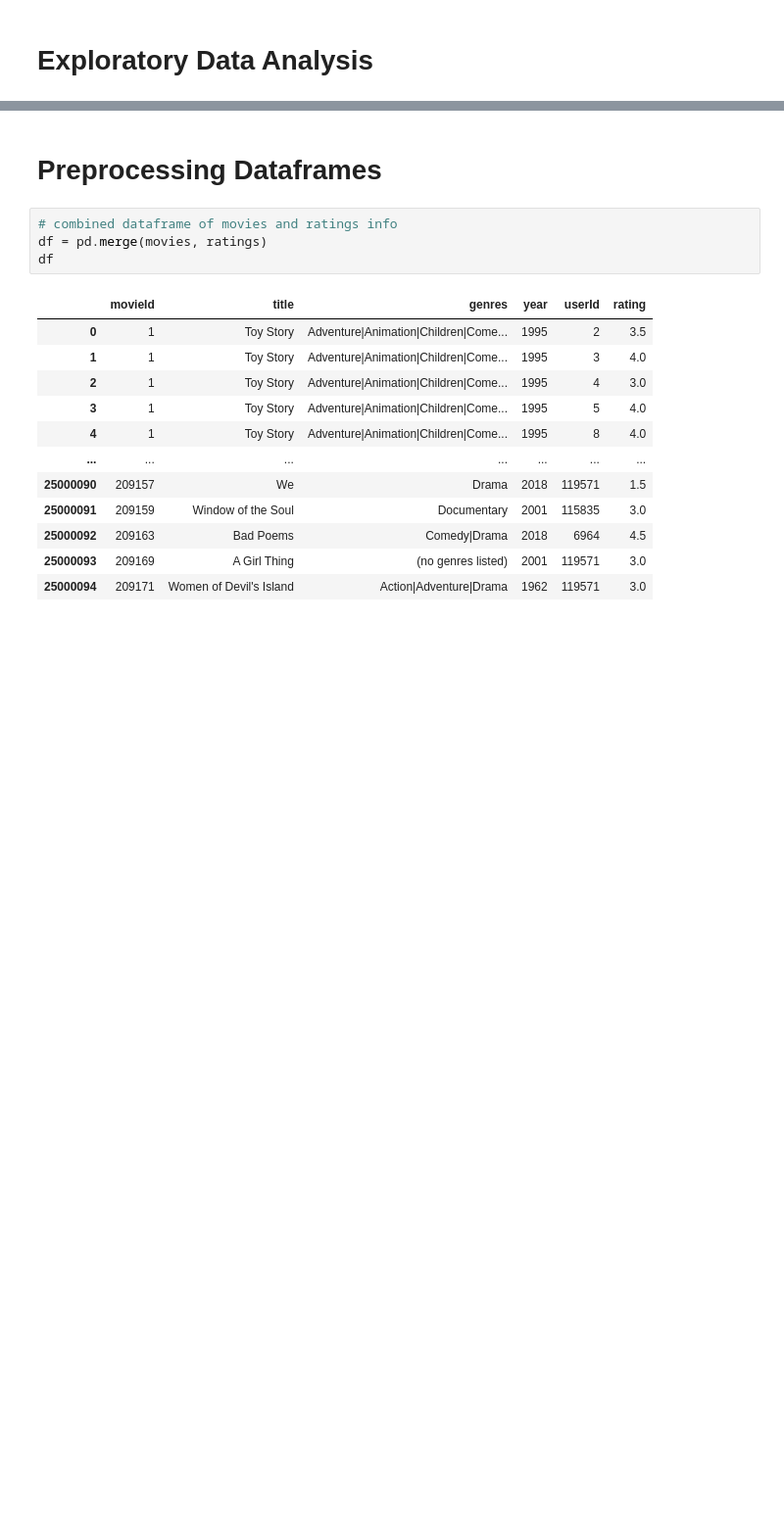
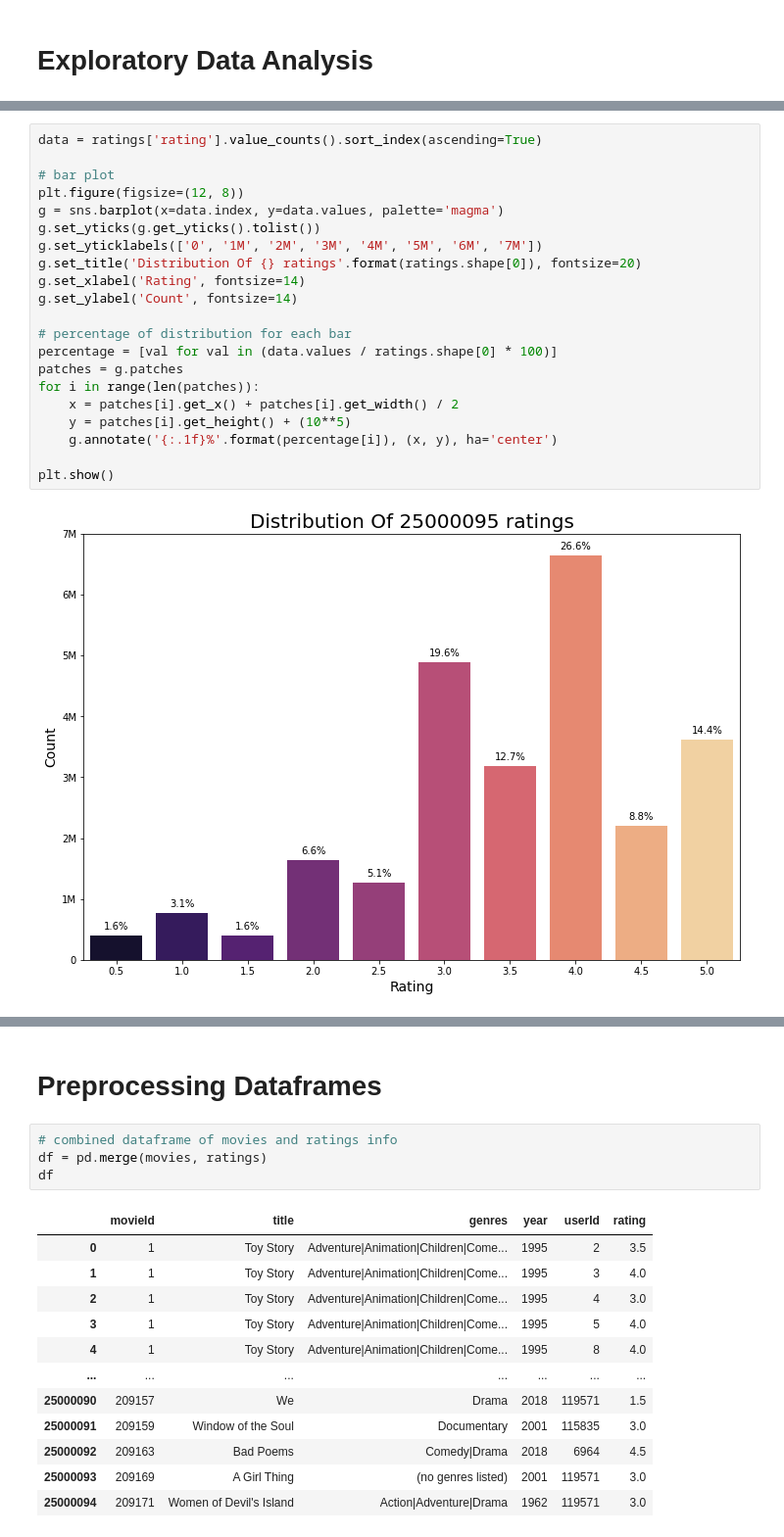
Before and after one commit to nsuttora/Movie-Recommender-Data-Mining-II, a Jupyter notebook: movie_recommender.ipynb, the cells around one changed output, grey strips where cells are left out. Shown: that part at 98% size. Cells and saved outputs as stored; diff of their text form; blank space fills up the shorter version.

```diff
--- a/movie_recommender.ipynb
+++ b/movie_recommender.ipynb
@@ -161,0 +120,23 @@ iplot(fig)
+# %%
+data = ratings['rating'].value_counts().sort_index(ascending=True)
+
+# bar plot
+plt.figure(figsize=(12, 8))
+g = sns.barplot(x=data.index, y=data.values, palette='magma')
+g.set_yticks(g.get_yticks().tolist())
+g.set_yticklabels(['0', '1M', '2M', '3M', '4M', '5M', '6M', '7M'])
+g.set_title('Distribution Of {} ratings'.format(ratings.shape[0]), fontsize=20)
+g.set_xlabel('Rating', fontsize=14)
+g.set_ylabel('Count', fontsize=14)
+
+# percentage of distribution for each bar
+percentage = [val for val in (data.values / ratings.shape[0] * 100)]
+patches = g.patches
+for i in range(len(patches)):
+    x = patches[i].get_x() + patches[i].get_width() / 2
+    y = patches[i].get_height() + (10**5)
+    g.annotate('{:.1f}%'.format(percentage[i]), (x, y), ha='center')
+
+plt.show()
+# %% [output]
+[figure, added]
```
Also changed, not shown: parts of 15 cells of this notebook.
